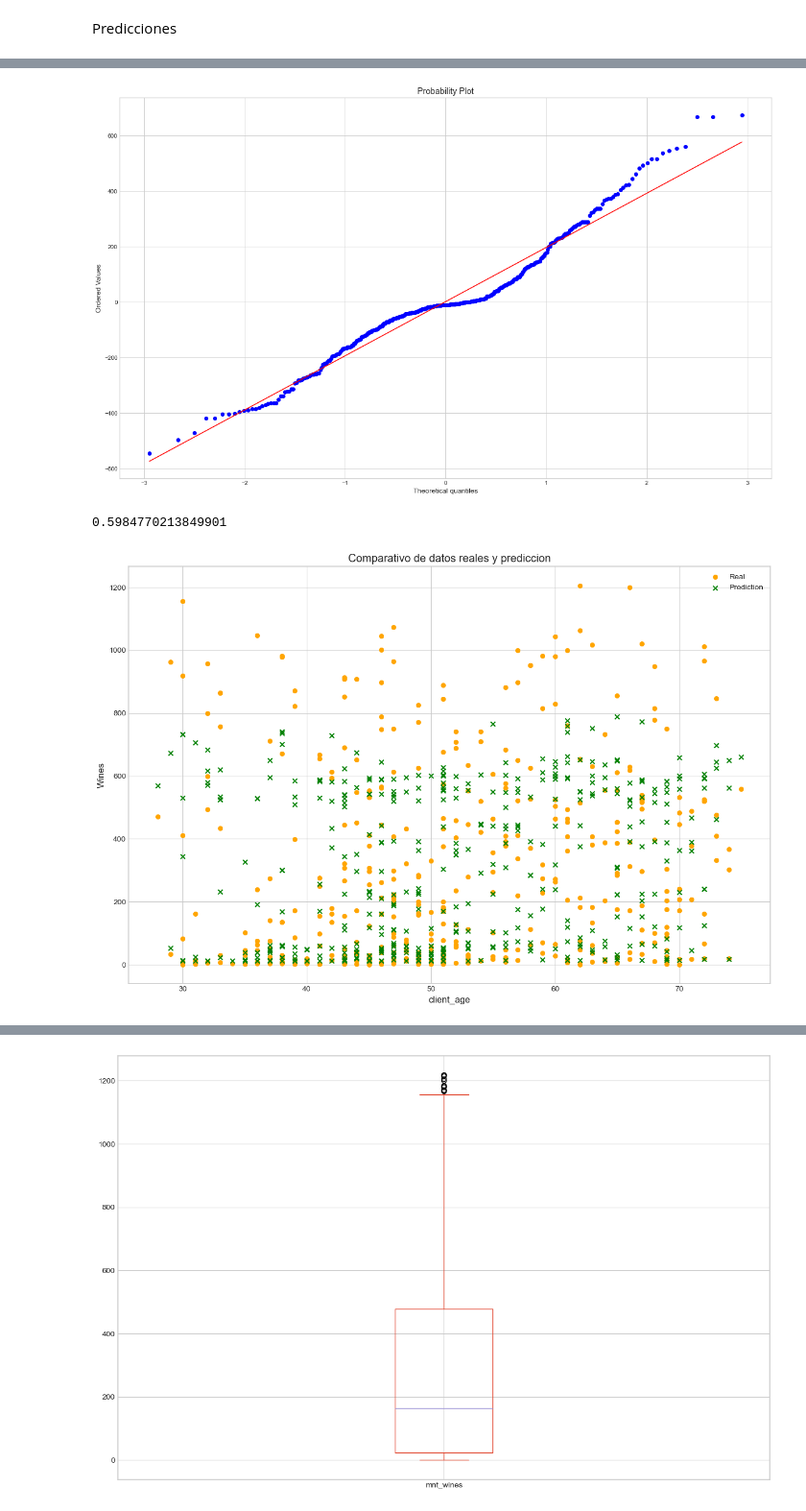
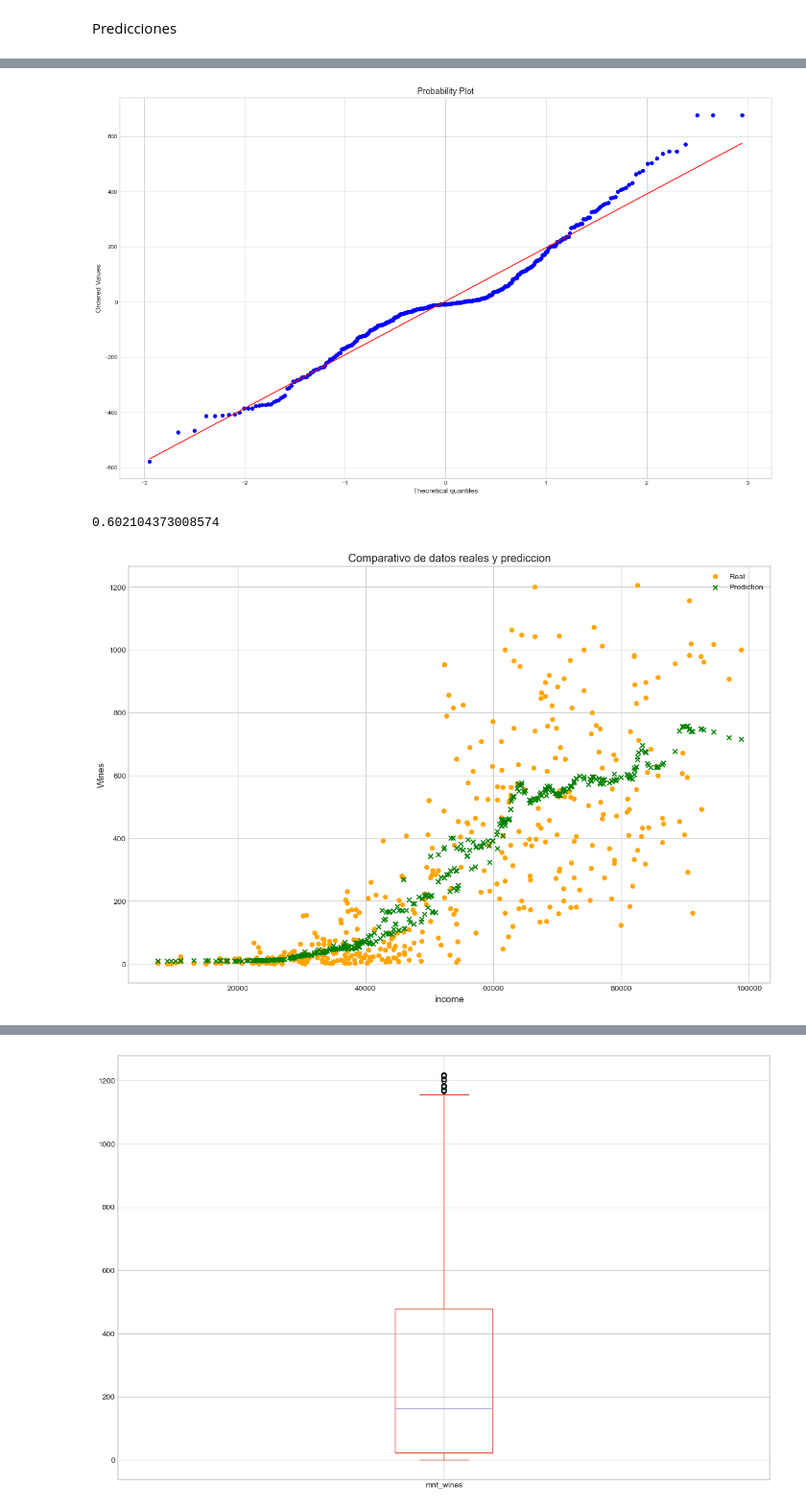
Before and after one commit to edgarmontes/predict_product, a Jupyter notebook: predict_product.ipynb, the cells around one changed output, grey strips where cells are left out. Shown at 96% size. Cells and saved outputs as stored; diff of their text form; code cells hidden in the pictures.

```diff
--- a/predict_product.ipynb
+++ b/predict_product.ipynb
@@ -887,7 +887,7 @@ _ = sns.catplot(data = df, x = 'generation', y = 'mnt_wines', kind = 'bar',
 #AM
 # cCrear grafico para variables seleccionadas
 # mnt_wines mnt_meat_products | children total_children
-cols_traditional_model = ["mnt_wines","income","client_age","total_children"]
+cols_traditional_model = ["mnt_wines","income","total_children"]
 #cols_traditional_model = ["mnt_meat_products","income","children"]
 df_traditional_model = df[cols_traditional_model]
 sns.pairplot(data=df_traditional_model,corner=True,kind="reg",plot_kws={"line_kws":{'color':"#40407a"},"scatter_kws":{"alpha":0.1}},height=3);
@@ -1356,7 +1354,7 @@ x_test["residuals"] = x_test["y_test"] - x_test["y_pred"] # Calcular residuos
 x_test["abs_percent"] = (round(x_test["residuals"]/x_test["y_test"],6)*100).abs()
 # %%
 # Comparacion final de resultados
-compare_cols = ["client_age","y_test","y_pred","residuals","abs_percent"]
+compare_cols = ["income","y_test","y_pred","residuals","abs_percent"]
 compare = x_test[compare_cols]
 # Ascendente
 compare.sort_values(by=["abs_percent"],ascending=True).head(60)
@@ -1440,26 +1438,26 @@ fig, ax = plt.subplots(figsize = (20,12))
 st.probplot(residuos,plot=ax,fit=True)
 plt.show()
 # %% [output]
-[figure, old version]
+[figure, new version]
 # %%
 p4_mm_r2 = metrics.r2_score(y_test,y_pred)
 p4_mm_r2
 # %% [output]
-0.5984770213849901
+0.602104373008574
 # %%
 # Comparar valores reales contra predicciones
 # Plot
 plt.rcParams.update({"figure.figsize":(15,10),"figure.dpi":100})
-plt.scatter(compare["client_age"],compare["y_test"],color="orange",marker="o",label="Real")
-plt.scatter(compare["client_age"],compare["y_pred"],color="green",marker="x",label="Prediction")
+plt.scatter(compare["income"],compare["y_test"],color="orange",marker="o",label="Real")
+plt.scatter(compare["income"],compare["y_pred"],color="green",marker="x",label="Prediction")
 # Labels
 plt.title("Comparativo de datos reales y prediccion")
-plt.xlabel("client_age")
+plt.xlabel("income")
 plt.ylabel('Wines')
 plt.legend(loc='best')
 plt.show()
 # %% [output]
-[figure, old version]
+[figure, new version]
 # %%
 # Boxplot
 compare.boxplot(column=["y_test","y_pred"]);
```
Also changed, not shown: parts of 39 cells of this notebook.
